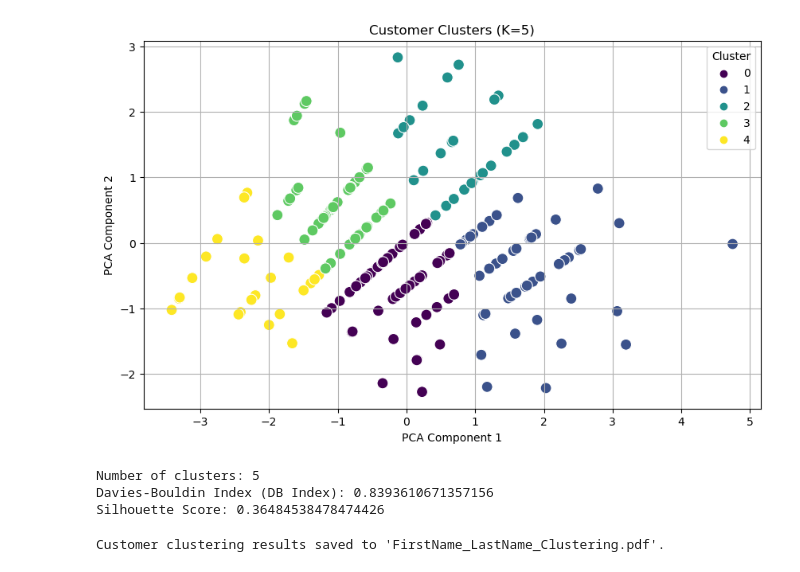
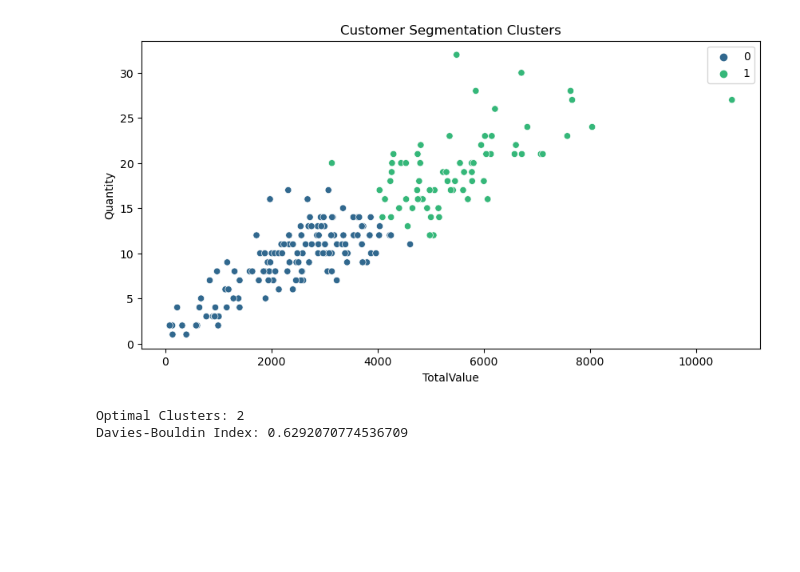
Before and after one commit to mbibhu12/Zeotap, a Jupyter notebook: FirstName_LastName_Clustering.ipynb, the cells around one changed output. Drawn from its saved outputs; the diff is of its cells as text; code cells hidden in the pictures; blank space fills up the shorter version.

Commit message:
Task 3 & prediction

```diff
--- a/FirstName_LastName_Clustering.ipynb
+++ b/FirstName_LastName_Clustering.ipynb
@@ -41,30 +27,22 @@ reduced_features = pca.fit_transform(scaled_features)
+# %%
+db_scores = []
+for k in range(2, 11):
+    kmeans = KMeans(n_clusters=k, random_state=42)
+    labels = kmeans.fit_predict(customer_segment_features_scaled)
+    db_score = davies_bouldin_score(customer_segment_features_scaled, labels)
+    db_scores.append(db_score)
+# %%
+best_k = np.argmin(db_scores) + 2  # Best cluster count
+# %%
+final_kmeans = KMeans(n_clusters=best_k, random_state=42)
+# %%
+final_labels = final_kmeans.fit_predict(customer_segment_features_scaled)
+customer_segment_features["Cluster"] = final_labels
 # %%
-# Visualization
-plt.figure(figsize=(10, 6))
-sns.scatterplot(
-    x=reduced_features[:, 0], y=reduced_features[:, 1],
-    hue=customer_metrics["Cluster"], palette="viridis", s=100
-)
-plt.title(f"Customer Clusters (K={num_clusters})")
-plt.xlabel("PCA Component 1")
-plt.ylabel("PCA Component 2")
-plt.legend(title="Cluster")
-plt.grid(True)
+# Visualizing Clusters
+plt.figure(figsize=(10,5))
+sns.scatterplot(x=customer_segment_features["TotalValue"], y=customer_segment_features["Quantity"], hue=final_labels, palette="viridis")
+plt.title("Customer Segmentation Clusters")
 plt.show()
 # %% [output]
-[figure, old version]
+[figure, new version]
-# %%
-# Print clustering results
-print("Number of clusters:", num_clusters)
-print("Davies-Bouldin Index (DB Index):", db_index)
-print("Silhouette Score:", silhouette_avg)
-# %% [output]
-Number of clusters: 5
-Davies-Bouldin Index (DB Index): 0.8393610671357156
-Silhouette Score: 0.36484538478474426
-# %%
-# Save clustering results
-customer_metrics.to_csv("FirstName_LastName_Clustering.pdf", index=False)
-print("Customer clustering results saved to 'FirstName_LastName_Clustering.pdf'.")
-# %% [output]
-Customer clustering results saved to 'FirstName_LastName_Clustering.pdf'.
@@ -70,0 +52,6 @@ Customer clustering results saved to 'FirstName_LastName_Clustering.pdf'.
+# %%
+print(f"Optimal Clusters: {best_k}")
+print(f"Davies-Bouldin Index: {min(db_scores)}")
+# %% [output]
+Optimal Clusters: 2
+Davies-Bouldin Index: 0.6292070774536709
```
Also changed, not shown: parts of 24 cells of this notebook, 11 other files.
